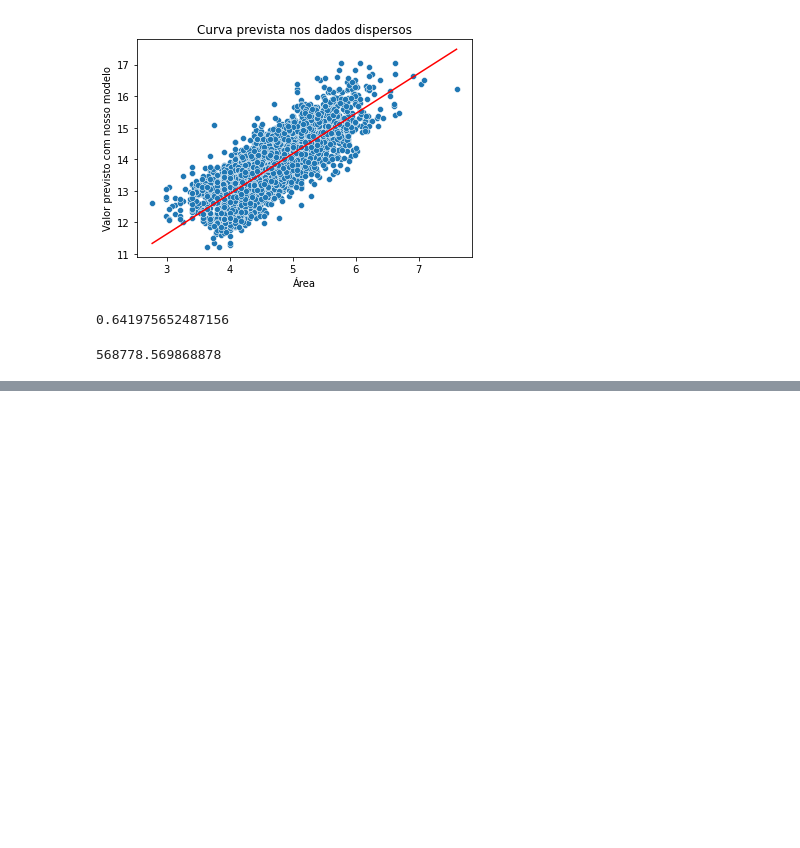
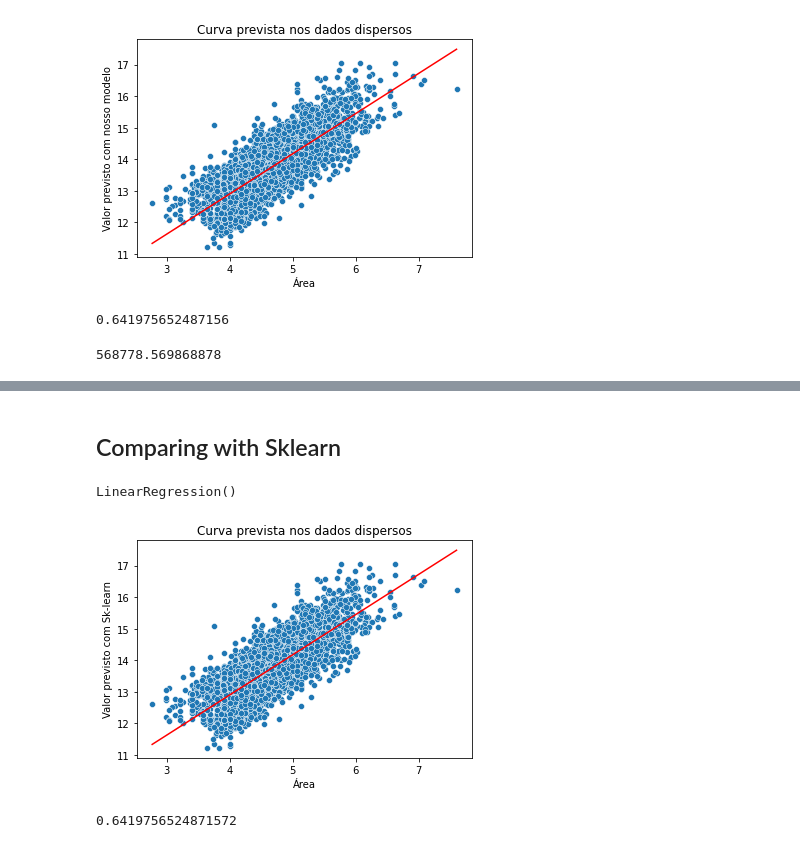
Before and after one commit to Facco-Bruno/Alura-Python, a Jupyter notebook: LR_inside.ipynb, the cells around one changed output, grey strips where cells are left out. Cells and saved outputs as stored; diff of their text form; code cells hidden in the pictures; blank space fills up the shorter version.

```diff
--- a/LR_inside.ipynb
+++ b/LR_inside.ipynb
@@ -95,0 +168,25 @@ np.exp(prever(theta0, theta1, np.log(72)))
+# %% [markdown]
+## Comparing with Sklearn
+# %%
+from sklearn.linear_model import LinearRegression
+lr = LinearRegression()
+# %%
+lr.fit(np.array(area).reshape(len(area),1), valor)
+# %% [output]
+LinearRegression()
+# %%
+ax = sns.scatterplot(x=area, y=valor)
+ax = sns.lineplot(x=area,y = lr.predict(np.array(area).reshape(len(area),1)), color='red')
+
+ax.set_title('Curva prevista nos dados dispersos')
+ax.set_xlabel('Área')
+ax.set_ylabel('Valor previsto com Sk-learn')
+plt.show()
+# %% [output]
+[figure, added]
+# %%
+from sklearn.metrics import r2_score
+
+r2_score(valor, lr.predict(np.array(area).reshape(len(area),1)))
+# %% [output]
+0.6419756524871572
```
Also changed, not shown: parts of 9 cells of this notebook.
